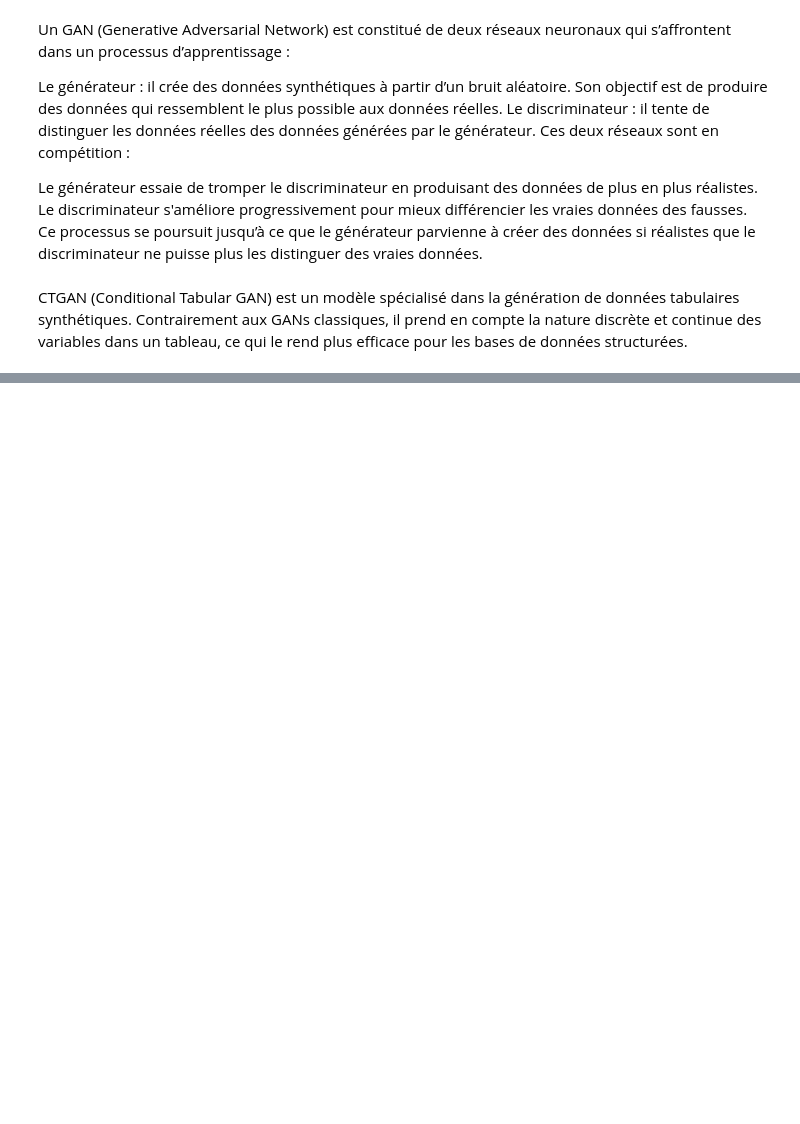
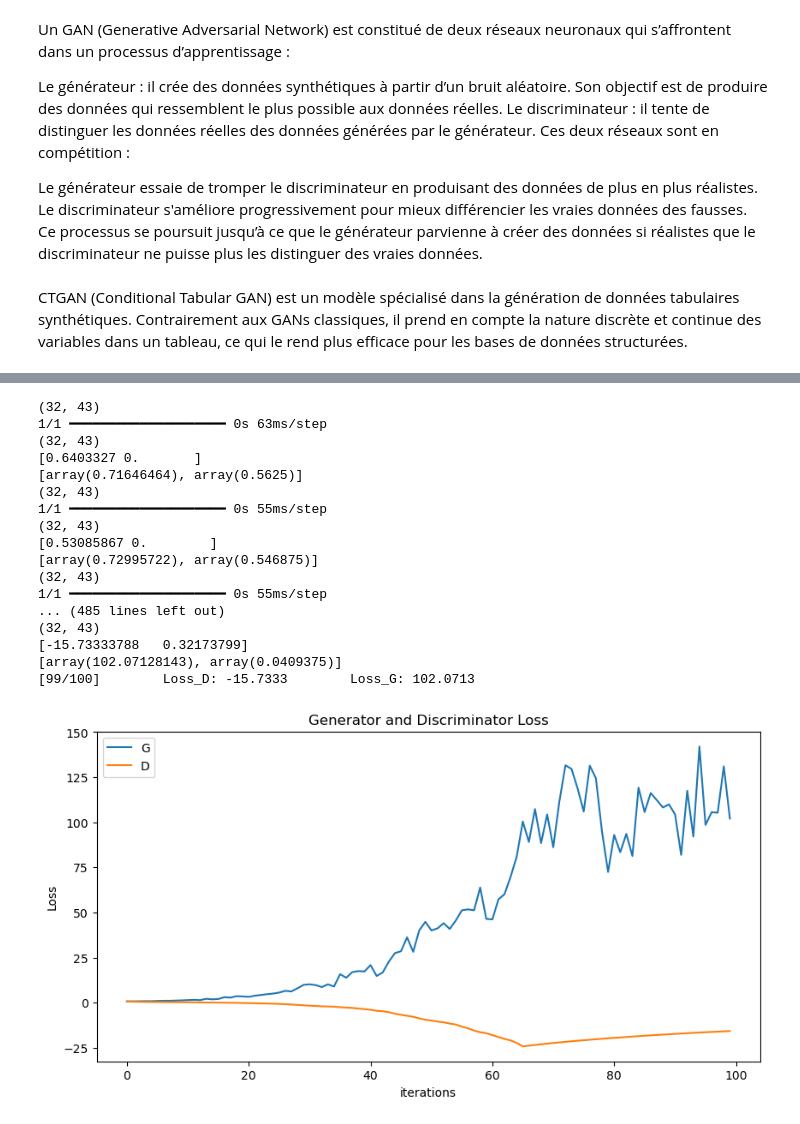
Before and after one commit to mathieuroig9/Statapp, a Jupyter notebook: GAN.ipynb, the cells around one changed output, grey strips where cells are left out. Cells and saved outputs as stored; diff of their text form; code cells hidden in the pictures; blank space fills up the shorter version.

```diff
--- a/GAN.ipynb
+++ b/GAN.ipynb
@@ -253,0 +282,4 @@ class cGAN():
+# %%
+data.columns = data.columns.str.replace(' ', '_')
+
+print(data)
@@ -253,0 +304,32 @@ class cGAN():
+# %%
+X=data.drop("Time_Step", axis=1)
+X=data.drop("Scenario", axis=1)
+y=data["Time_Step"].values
+
+X_train, X_test, condition_train, condition_test = train_test_split(X, y, test_size=0.2)
+# %%
+condition_train=condition_train.reshape(-1,1)
+# %%
+cgan=cGAN()
+# %%
+
+cgan.train(X_train, condition_train, epochs=100, batch_size=32)
+# %% [output]
+(32, 43)
+1/1 ━━━━━━━━━━━━━━━━━━━━ 0s 63ms/step
+(32, 43)
+[0.6403327 0.       ]
+[array(0.71646464), array(0.5625)]
+(32, 43)
+1/1 ━━━━━━━━━━━━━━━━━━━━ 0s 55ms/step
+(32, 43)
+[0.53085867 0.        ]
+[array(0.72995722), array(0.546875)]
+(32, 43)
+1/1 ━━━━━━━━━━━━━━━━━━━━ 0s 55ms/step
+... (485 lines left out)
+(32, 43)
+[-15.73333788   0.32173799]
+[array(102.07128143), array(0.0409375)]
+[99/100]        Loss_D: -15.7333        Loss_G: 102.0713
+[figure, added]
```
Also changed, not shown: parts of 7 cells of this notebook, 1 other file.
